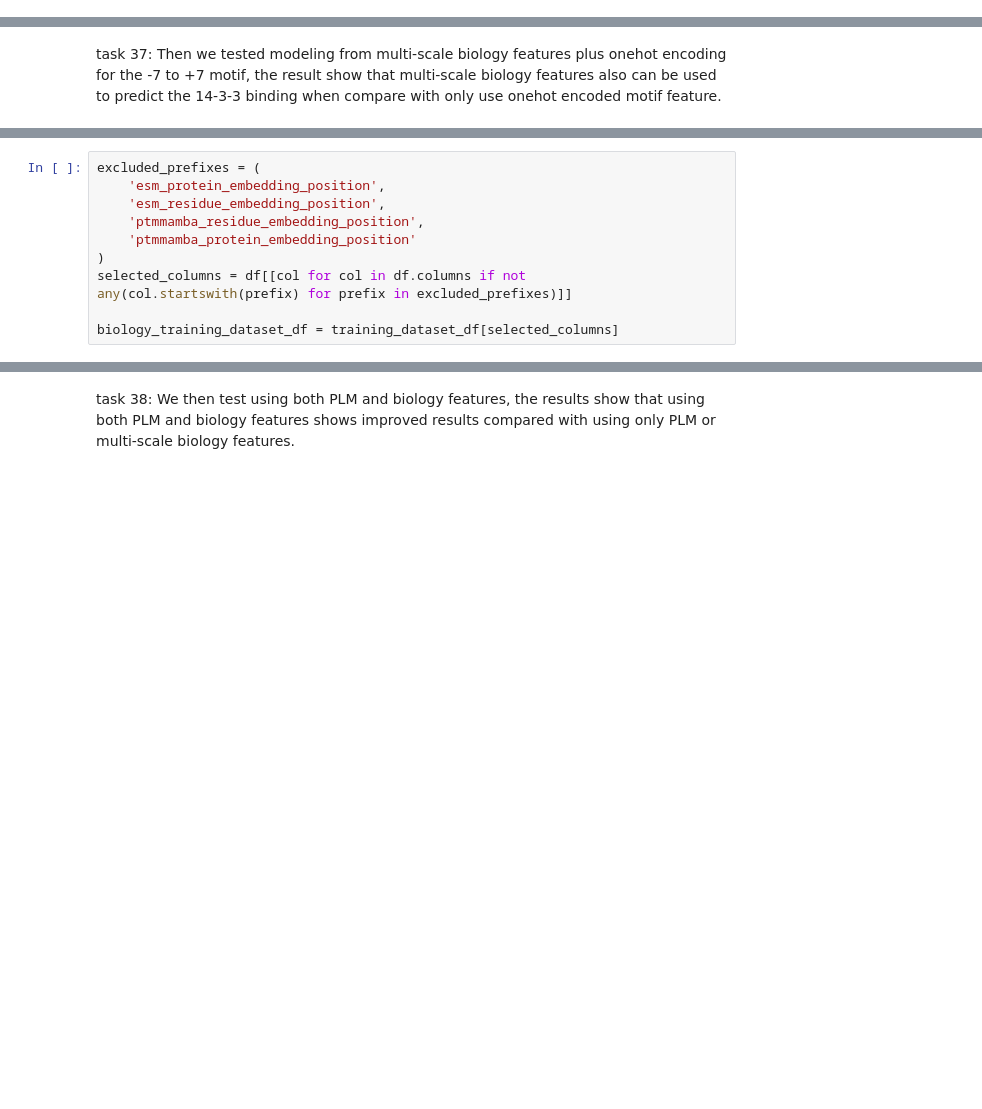
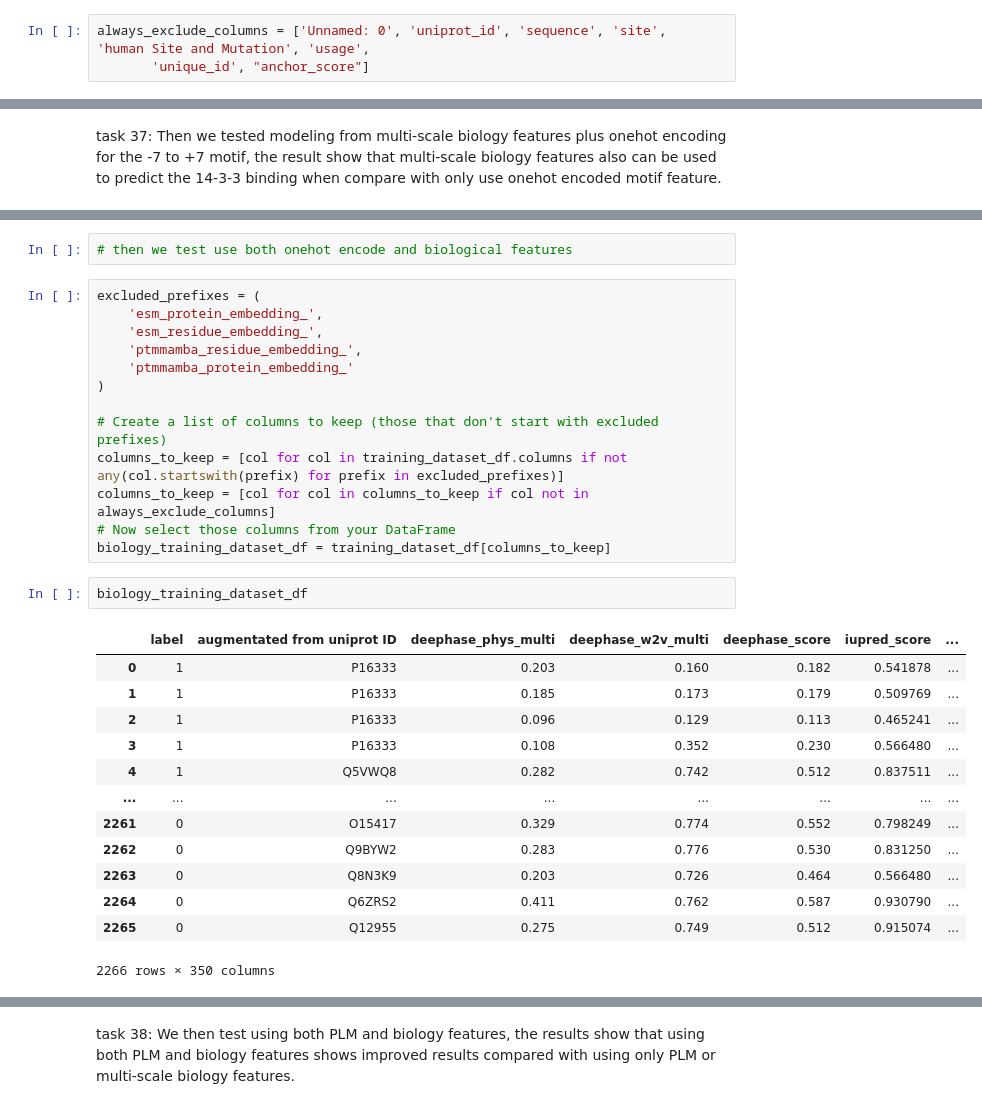
Before and after one commit to liuliu-umich/CAMP-14-3-3, a Jupyter notebook: 4.2 Modeling.ipynb, the cells around one changed output, grey strips where cells are left out. Cells and saved outputs as stored; diff of their text form; blank space fills up the shorter version.

```diff
--- a/4.2 Modeling.ipynb
+++ b/4.2 Modeling.ipynb
@@ -93 +226,4 @@ training_dataset_df
+# %%
+always_exclude_columns = ['Unnamed: 0', 'uniprot_id', 'sequence', 'site',  'human Site and Mutation', 'usage',
+       'unique_id', "anchor_score"]
 # %%
@@ -107,12 +324,33 @@ task 37: Then we tested modeling from multi-scale biology features plus onehot e
+# %%
+# then we test use both onehot encode and biological features
 # %%
 excluded_prefixes = (
-    'esm_protein_embedding_position',
-    'esm_residue_embedding_position',
-    'ptmmamba_residue_embedding_position',
-    'ptmmamba_protein_embedding_position'
+    'esm_protein_embedding_',
+    'esm_residue_embedding_',
+    'ptmmamba_residue_embedding_',
+    'ptmmamba_protein_embedding_'
 )
-selected_columns = df[[col for col in df.columns if not any(col.startswith(prefix) for prefix in excluded_prefixes)]]
 
-biology_training_dataset_df = training_dataset_df[selected_columns]
+# Create a list of columns to keep (those that don't start with excluded prefixes)
+columns_to_keep = [col for col in training_dataset_df.columns if not any(col.startswith(prefix) for prefix in excluded_prefixes)]
+columns_to_keep = [col for col in columns_to_keep if col not in always_exclude_columns]
+# Now select those columns from your DataFrame
+biology_training_dataset_df = training_dataset_df[columns_to_keep]
+# %%
+biology_training_dataset_df
+# %% [output]
+|  | label | augmentated from uniprot ID | deephase_phys_multi | deephase_w2v_multi | deephase_score | iupred_score | ... |
+| 0 | 1 | P16333 | 0.203 | 0.160 | 0.182 | 0.541878 | ... |
+| 1 | 1 | P16333 | 0.185 | 0.173 | 0.179 | 0.509769 | ... |
+| 2 | 1 | P16333 | 0.096 | 0.129 | 0.113 | 0.465241 | ... |
+| 3 | 1 | P16333 | 0.108 | 0.352 | 0.230 | 0.566480 | ... |
+| 4 | 1 | Q5VWQ8 | 0.282 | 0.742 | 0.512 | 0.837511 | ... |
+| ... | ... | ... | ... | ... | ... | ... | ... |
+| 2261 | 0 | O15417 | 0.329 | 0.774 | 0.552 | 0.798249 | ... |
+| 2262 | 0 | Q9BYW2 | 0.283 | 0.776 | 0.530 | 0.831250 | ... |
+| 2263 | 0 | Q8N3K9 | 0.203 | 0.726 | 0.464 | 0.566480 | ... |
+| 2264 | 0 | Q6ZRS2 | 0.411 | 0.762 | 0.587 | 0.930790 | ... |
+| 2265 | 0 | Q12955 | 0.275 | 0.749 | 0.512 | 0.915074 | ... |
+2266 rows × 350 columns
 # %%
 print(f"Modeling using multi-scale biology features")
```
Also changed, not shown: parts of 27 cells of this notebook, 4 other files.
